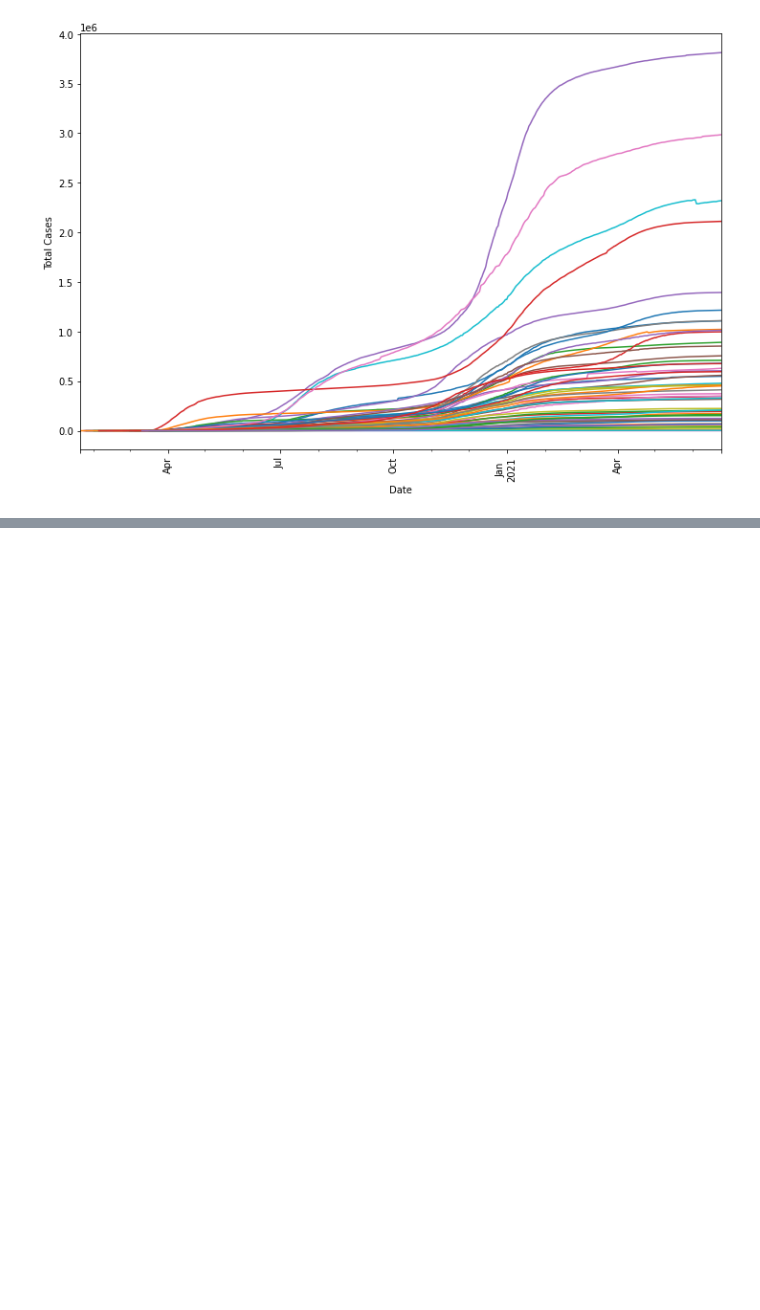
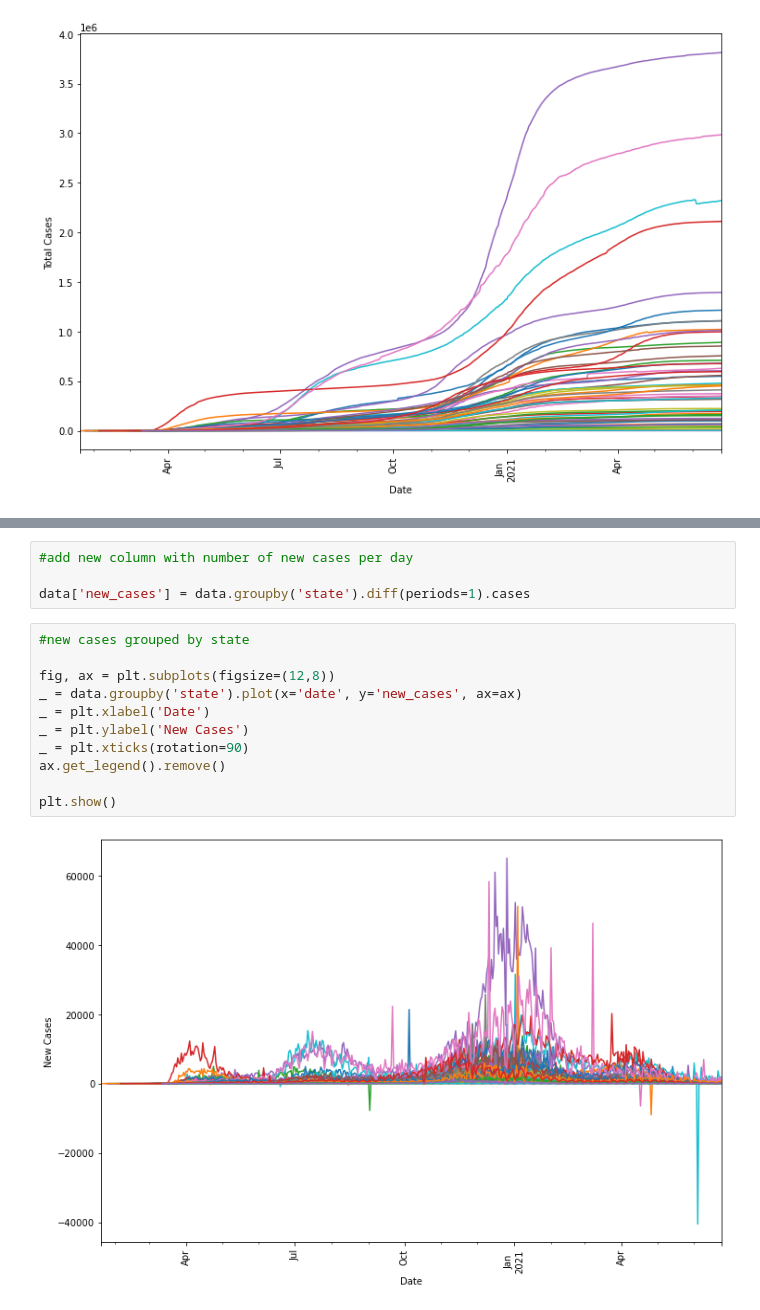
Before and after one commit to feifeikong/Springboard, a Jupyter notebook: Capstone2-Covid_Vaccinations/data/Capstone 2 - EDA.ipynb, the cells around one changed output, grey strips where cells are left out. Saved outputs shown, nothing was run; the diff lists cells and outputs as text; blank space fills up the shorter version.

```diff
--- a/Capstone2-Covid_Vaccinations/data/Capstone 2 - EDA.ipynb
+++ b/Capstone2-Covid_Vaccinations/data/Capstone 2 - EDA.ipynb
@@ -47,0 +55,17 @@ plt.show()
+# %%
+#add new column with number of new cases per day
+
+data['new_cases'] = data.groupby('state').diff(periods=1).cases
+# %%
+#new cases grouped by state
+
+fig, ax = plt.subplots(figsize=(12,8))
+_ = data.groupby('state').plot(x='date', y='new_cases', ax=ax)
+_ = plt.xlabel('Date')
+_ = plt.ylabel('New Cases')
+_ = plt.xticks(rotation=90)
+ax.get_legend().remove()
+
+plt.show()
+# %% [output]
+[figure, added]
```
Also changed, not shown: parts of 11 cells of this notebook.
